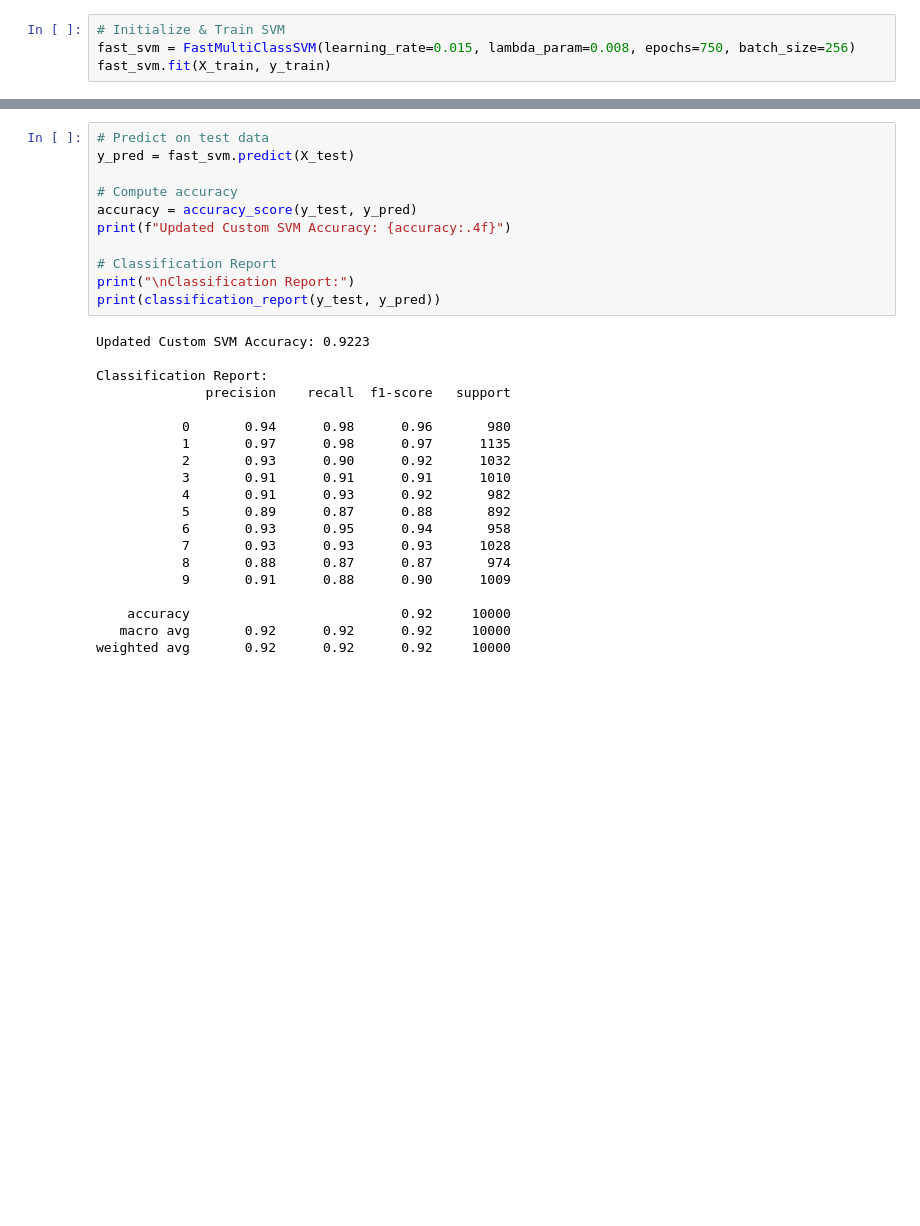
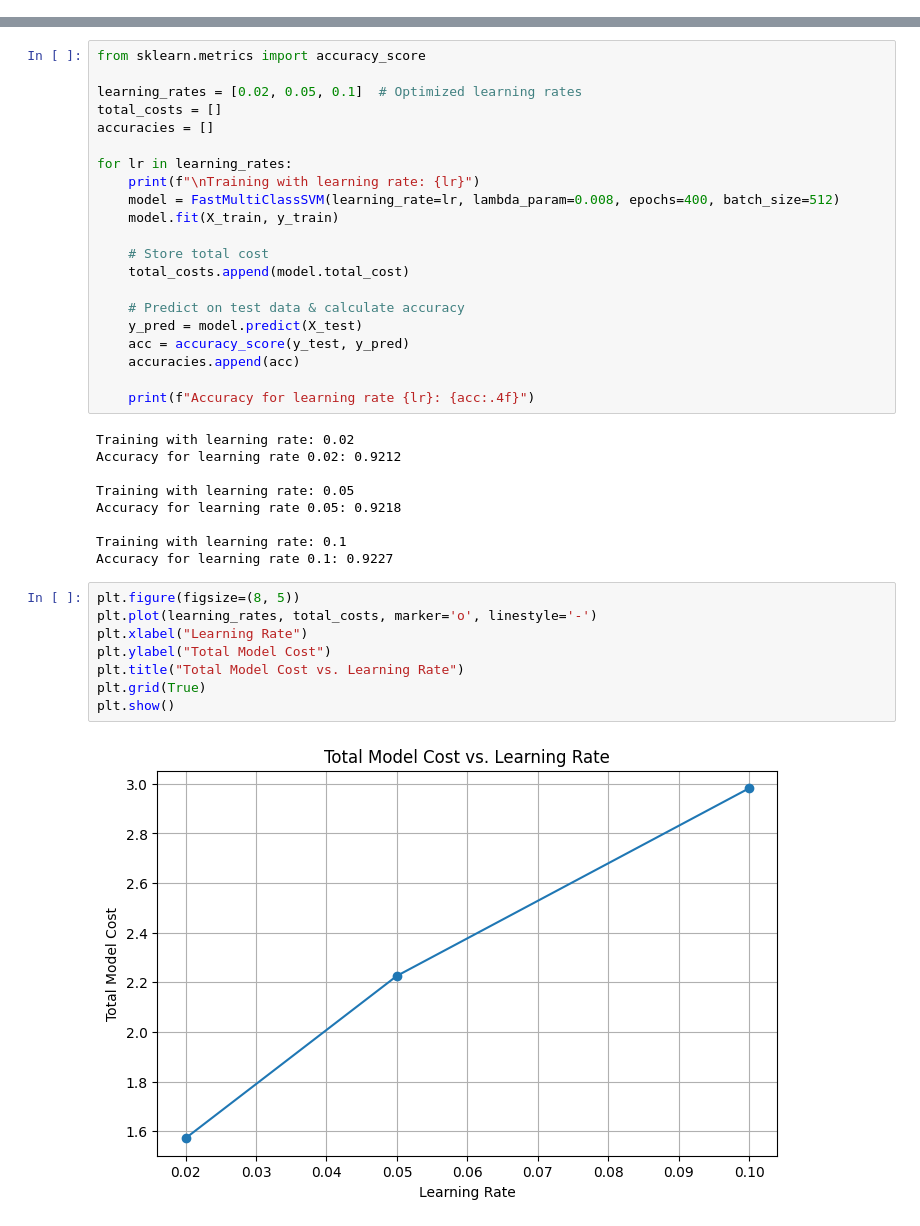
Before and after one commit to NitinVerma2027/PRML-Apr2025, a Jupyter notebook: ml_ipynb_files/svm_classifier.ipynb, the cells around one changed output, grey strips where cells are left out. Cells and saved outputs as stored; diff of their text form; blank space fills up the shorter version.

Commit message:
updated wrt to different learning rate

```diff
--- a/ml_ipynb_files/svm_classifier.ipynb
+++ b/ml_ipynb_files/svm_classifier.ipynb
@@ -149,4 +152,0 @@ class FastMultiClassSVM:
-# %%
-# Initialize & Train SVM
-fast_svm = FastMultiClassSVM(learning_rate=0.015, lambda_param=0.008, epochs=750, batch_size=256)
-fast_svm.fit(X_train, y_train)
@@ -171,31 +153,40 @@ Epoch 700/750 completed
-# %%
-# Predict on test data
-y_pred = fast_svm.predict(X_test)
-
-# Compute accuracy
-accuracy = accuracy_score(y_test, y_pred)
-print(f"Updated Custom SVM Accuracy: {accuracy:.4f}")
-
-# Classification Report
-print("\nClassification Report:")
-print(classification_report(y_test, y_pred))
-# %% [output]
-Updated Custom SVM Accuracy: 0.9223
-
-Classification Report:
-              precision    recall  f1-score   support
-
-           0       0.94      0.98      0.96       980
-           1       0.97      0.98      0.97      1135
-           2       0.93      0.90      0.92      1032
-           3       0.91      0.91      0.91      1010
-           4       0.91      0.93      0.92       982
-           5       0.89      0.87      0.88       892
-           6       0.93      0.95      0.94       958
-           7       0.93      0.93      0.93      1028
-           8       0.88      0.87      0.87       974
-           9       0.91      0.88      0.90      1009
-
-    accuracy                           0.92     10000
-   macro avg       0.92      0.92      0.92     10000
-weighted avg       0.92      0.92      0.92     10000
+# %%
+from sklearn.metrics import accuracy_score
+
+learning_rates = [0.02, 0.05, 0.1]  # Optimized learning rates
+total_costs = []
+accuracies = []
+
+for lr in learning_rates:
+    print(f"\nTraining with learning rate: {lr}")
+    model = FastMultiClassSVM(learning_rate=lr, lambda_param=0.008, epochs=400, batch_size=512)
+    model.fit(X_train, y_train)
+
+    # Store total cost
+    total_costs.append(model.total_cost)
+
+    # Predict on test data & calculate accuracy
+    y_pred = model.predict(X_test)
+    acc = accuracy_score(y_test, y_pred)
+    accuracies.append(acc)
+
+    print(f"Accuracy for learning rate {lr}: {acc:.4f}")
+# %% [output]
+Training with learning rate: 0.02
+Accuracy for learning rate 0.02: 0.9212
+
+Training with learning rate: 0.05
+Accuracy for learning rate 0.05: 0.9218
+
+Training with learning rate: 0.1
+Accuracy for learning rate 0.1: 0.9227
+# %%
+plt.figure(figsize=(8, 5))
+plt.plot(learning_rates, total_costs, marker='o', linestyle='-')
+plt.xlabel("Learning Rate")
+plt.ylabel("Total Model Cost")
+plt.title("Total Model Cost vs. Learning Rate")
+plt.grid(True)
+plt.show()
+# %% [output]
+[figure, added]
```
Also changed, not shown: parts of 4 cells of this notebook.
